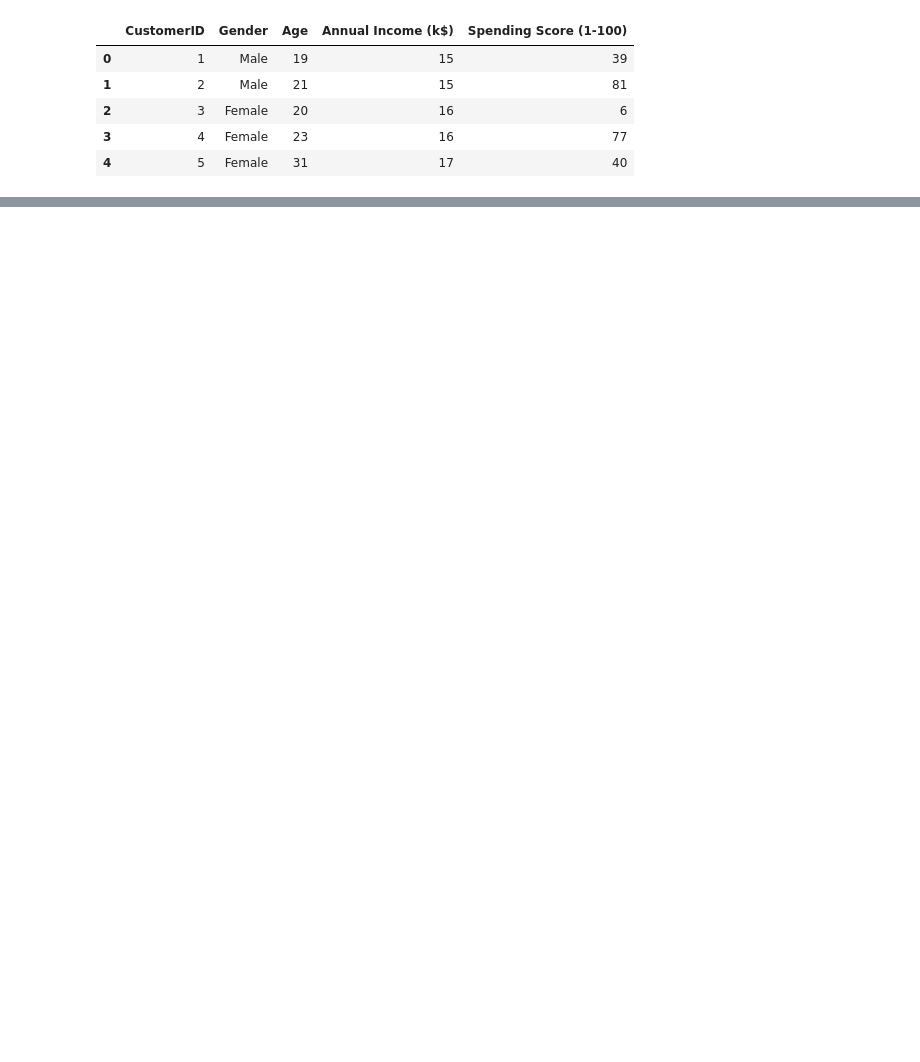
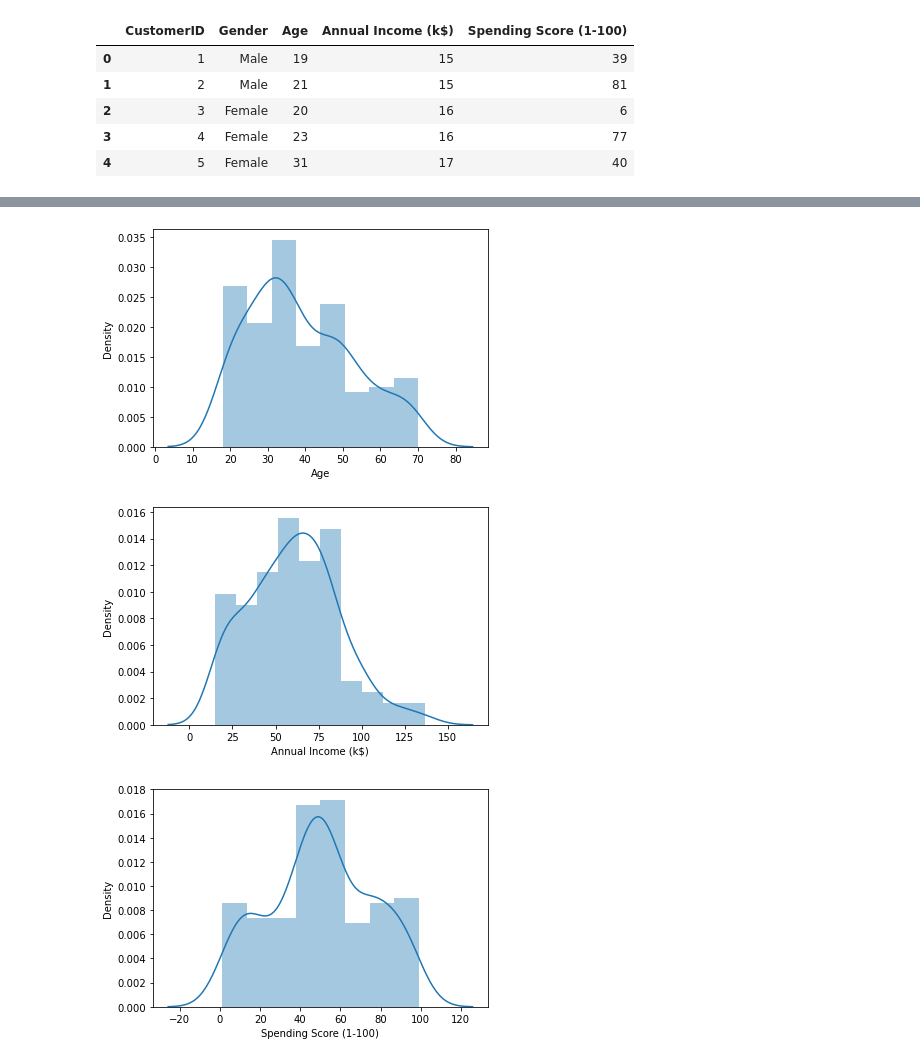
Before and after one commit to drigger091/Customer_segmentation-with-python, a Jupyter notebook: main.ipynb, the cells around one changed output, grey strips where cells are left out. Cells and saved outputs as stored; diff of their text form; code cells hidden in the pictures; blank space fills up the shorter version.

```diff
--- a/main.ipynb
+++ b/main.ipynb
@@ -17,0 +75,13 @@ df.head()
+# %%
+# running a for loop through the number columns in the dataframe
+
+columns = [ 'Age', 'Annual Income (k$)',
+       'Spending Score (1-100)']
+
+for col in columns:
+    plt.figure()    #to create different figure
+    sns.distplot(df[col])
+# %% [output]
+[figure, added]
+[figure, added]
+[figure, added]
```
Also changed, not shown: parts of 6 cells of this notebook.
